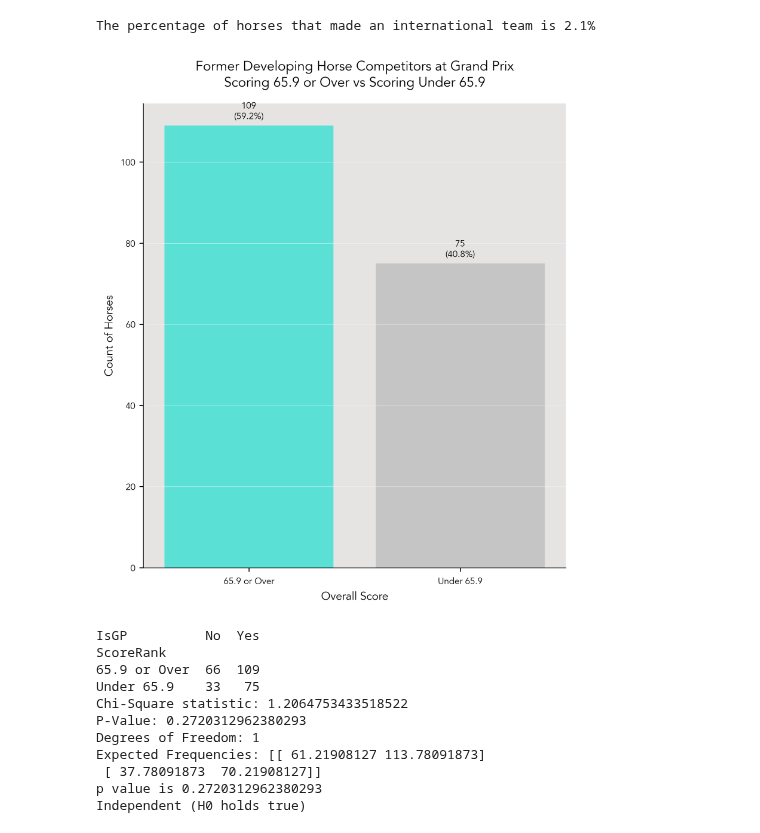
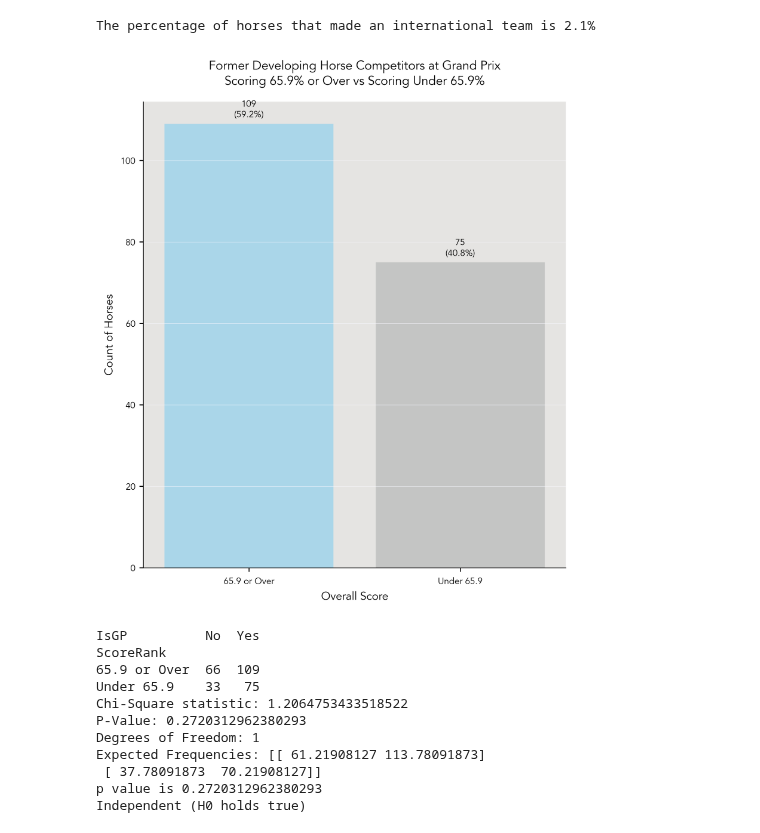
Before and after one commit to siobyrne/young-dressage-horse-program-analysis, a Jupyter notebook: developinghorse.ipynb, the cells around one changed output. Saved outputs shown, nothing was run; the diff lists cells and outputs as text; code cells hidden in the pictures.

```diff
--- a/developinghorse.ipynb
+++ b/developinghorse.ipynb
@@ -111,7 +111,7 @@ The percentage of CDI competitors is 67.49%
 ax = sns.countplot(
    x = 'CDI Competitor',
    data = total_dev_horses,
-   palette = ['#0d6a87', '#b7b8b8'],
+   palette = ['#f8961e', '#b7b8b8'],
    alpha = .7,
    order = total_dev_horses['CDI Competitor'].value_counts().index
 )
@@ -188,30 +188,30 @@ dev_gp_count = len(dev_scores_df)
 # %%
 ax = plt.subplots(figsize=(6, 7))
 
 # set options for countplot
 ax = sns.countplot(
    x = 'ScoreRank',
    data = dev_scores_df,
-   palette = ['#00ffee', '#b7b8b8'],
+   palette = ['#83D7FC', '#b7b8b8'],
    alpha = .7,
    order = dev_scores_df['ScoreRank'].value_counts().index
 )
 
 # add annotation for count and percentage of each score group
 for p in ax.patches:
     ax.annotate("{:0,.0f}\n({:,.1f}%)".format(p.get_height(), p.get_height()*100/dev_gp_count), (p.get_x() + p.get_width()/2, p.get_height() + 1), ha = 'center', va = 'bottom', fontsize=8)
 
 # set title, xlabel, and ylabel
-ax.set_title('Former Developing Horse Competitors at Grand Prix\nScoring 65.9 or Over vs Scoring Under 65.9')
+ax.set_title('Former Developing Horse Competitors at Grand Prix\nScoring 65.9% or Over vs Scoring Under 65.9%')
 plt.ylabel('Count of Horses')
 plt.xlabel('Overall Score')
 
 # save and show figure
 plt.tight_layout()
 plt.savefig('images/dh-grand-prix-by-overall-score.png')
 plt.show()
 # %% [output]
-[figure, old version]
+[figure, new version]
 # %%
 chi_dev_scores_df = merged_df.loc[(merged_df['Year'] <= 2023) &
                             (merged_df['Division'].str.contains('DHPSG|DHGP'))].copy()
```
Also changed, not shown: parts of 2 cells of this notebook, 5 other files.
